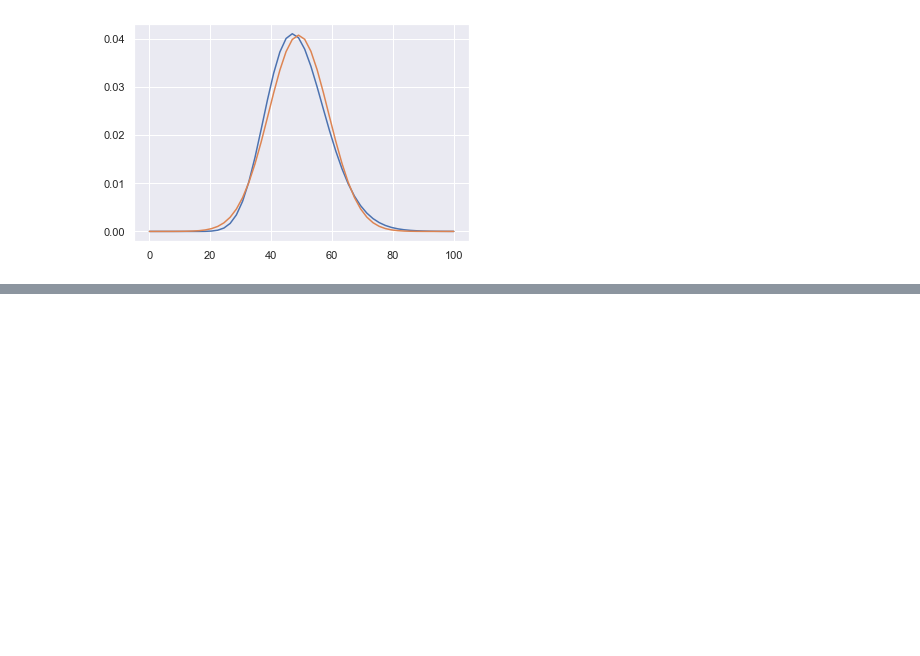
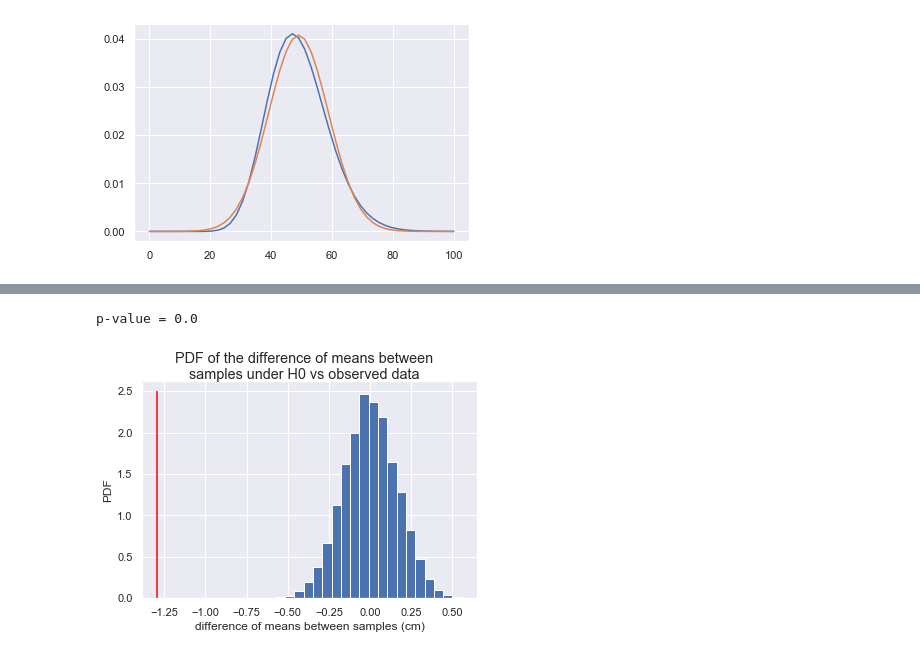
Before and after one commit to sebastienplat/sebastienplat.github.io, a Jupyter notebook: _drafts/notebooks/data_science_101/HypTesting2.ipynb, the cells around one changed output, grey strips where cells are left out. Cells and saved outputs as stored; diff of their text form; code cells hidden in the pictures; blank space fills up the shorter version.

```diff
--- a/_drafts/notebooks/data_science_101/HypTesting2.ipynb
+++ b/_drafts/notebooks/data_science_101/HypTesting2.ipynb
@@ -723,0 +826,25 @@ plt.plot(x, stats.norm.pdf(x, 49, 9.8))
+# %%
+# seed
+seed = np.random.seed(42)
+
+# Compute difference of mean petal length from experiment: empirical_diff_means
+empirical_diff_means = diff_of_means(versicolor_petal_length, virginica_petal_length)
+
+# Draw 10,000 permutation replicates: perm_replicates
+perm_replicates = draw_perm_reps(versicolor_petal_length, virginica_petal_length, diff_of_means, size=10000)
+
+# show histogram
+_ = plt.hist(perm_replicates, bins=20, normed=True)
+_ = plt.vlines(empirical_diff_means, 0, 2.5, color='red')
+_ = plt.xlabel('difference of means between samples (cm)')
+_ = plt.ylabel('PDF')
+_ = plt.suptitle('PDF of the difference of means between\nsamples under H0 vs observed data')
+
+# Compute p-value: p
+p = np.sum(perm_replicates <= empirical_diff_means) / len(perm_replicates)
+
+# Print the result
+print('p-value =', p)
+# %% [output]
+p-value = 0.0
+[figure, added]
```
Also changed, not shown: parts of 11 cells of this notebook.
